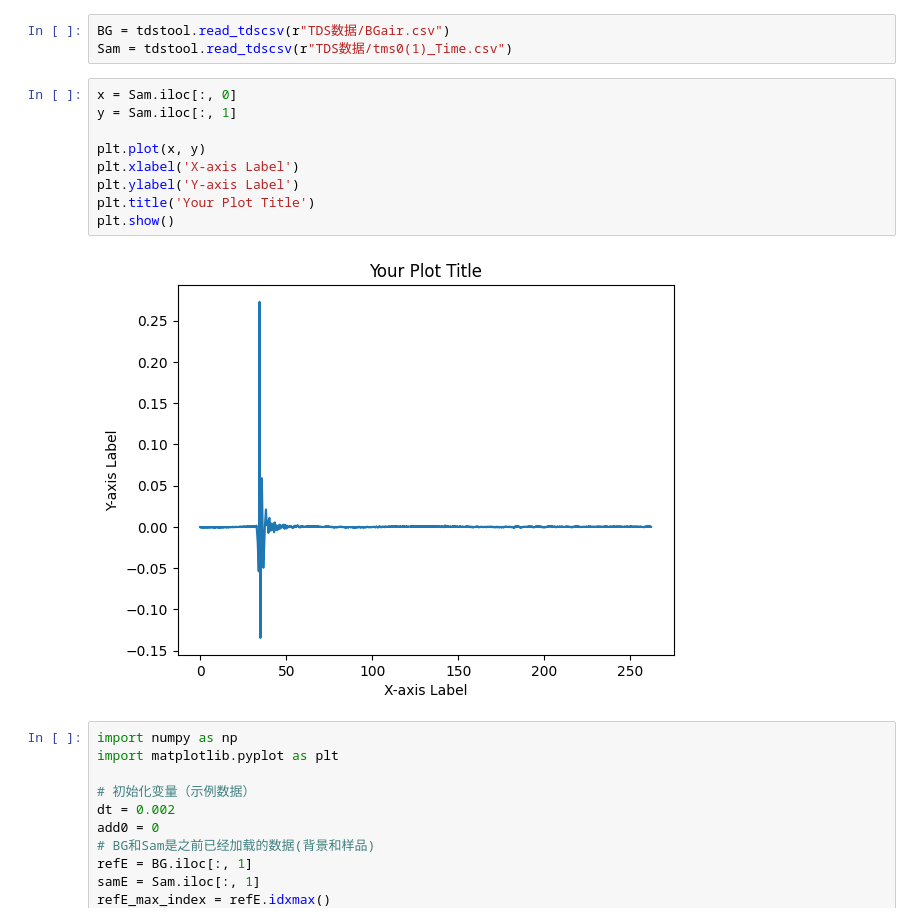
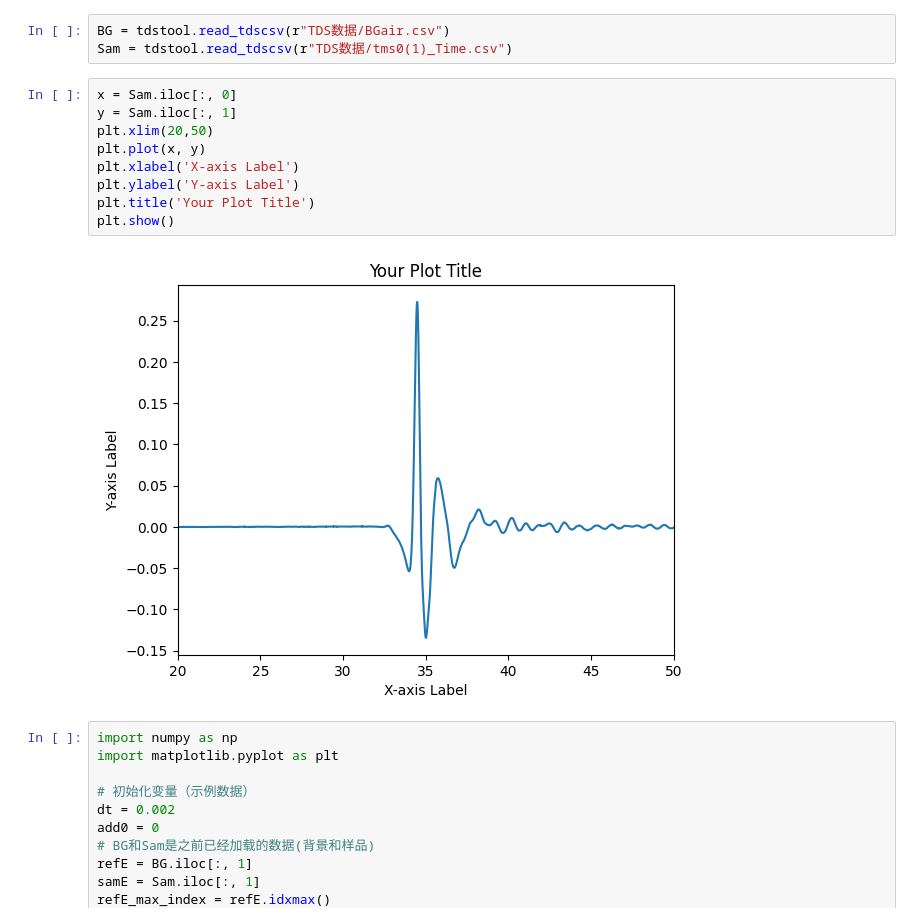
Before and after one commit to Cheesz-ball/THz-TDS_tool, a Jupyter notebook: test.ipynb, the cells around one changed output. Drawn from its saved outputs; the diff is of its cells as text.

```diff
--- a/test.ipynb
+++ b/test.ipynb
@@ -9,14 +9,14 @@ Sam = tdstool.read_tdscsv(r"TDS数据/tms0(1)_Time.csv")
 # %%
 x = Sam.iloc[:, 0]
 y = Sam.iloc[:, 1]
-
+plt.xlim(20,50)
 plt.plot(x, y)
 plt.xlabel('X-axis Label')
 plt.ylabel('Y-axis Label')
 plt.title('Your Plot Title')
 plt.show()
 # %% [output]
-[figure, old version]
+[figure, new version]
 # %%
 import numpy as np
 import matplotlib.pyplot as plt
```
Also changed, not shown: 3 other files.
